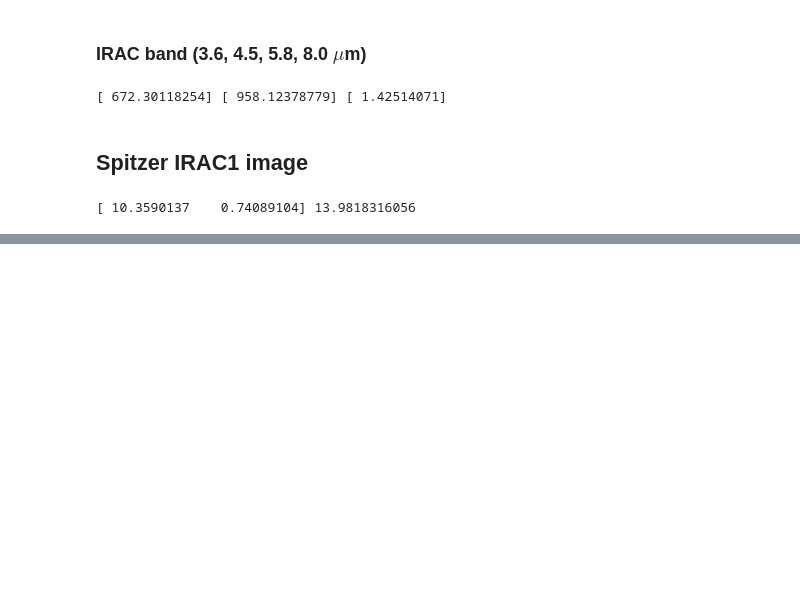
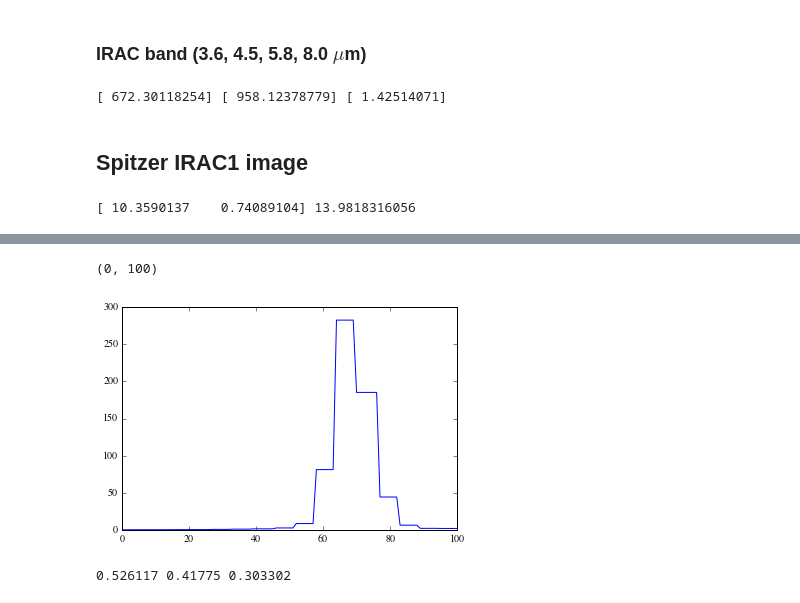
Before and after one commit to yaolun/misc, a Jupyter notebook: hyperion/intensity_comparison.ipynb, the cells around one changed output, grey strips where cells are left out. Drawn from its saved outputs; the diff is of its cells as text; code cells hidden in the pictures; blank space fills up the shorter version.

```diff
--- a/hyperion/intensity_comparison.ipynb
+++ b/hyperion/intensity_comparison.ipynb
@@ -123,0 +184,16 @@ print irac1_data, irac1_data[0]/irac1_data[1]
+# %%
+plt.plot(hdu[0].data[19,:])
+plt.xlim([0,100])
+# %% [output]
+(0, 100)
+[figure, added]
+# %%
+im = hdu[0].data
+import photutils  as phot
+from astropy.stats import sigma_clipped_stats
+mean, median, std = sigma_clipped_stats(im, sigma=3.0, iters=5)
+print mean, median, std
+daofind = phot.DAOStarFinder(fwhm=20, threshold=20)
+sources = daofind(im - median)
+# %% [output]
+0.526117 0.41775 0.303302
```
Also changed, not shown: parts of 29 cells of this notebook, 5 other files.
